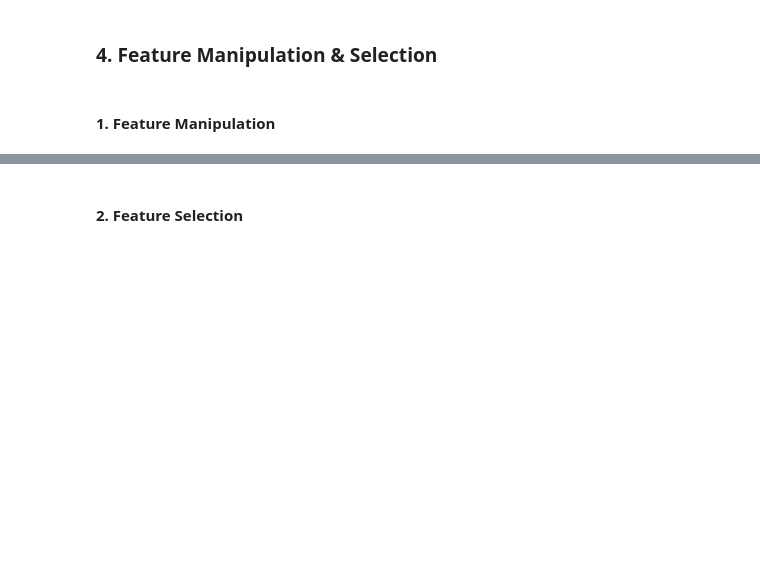
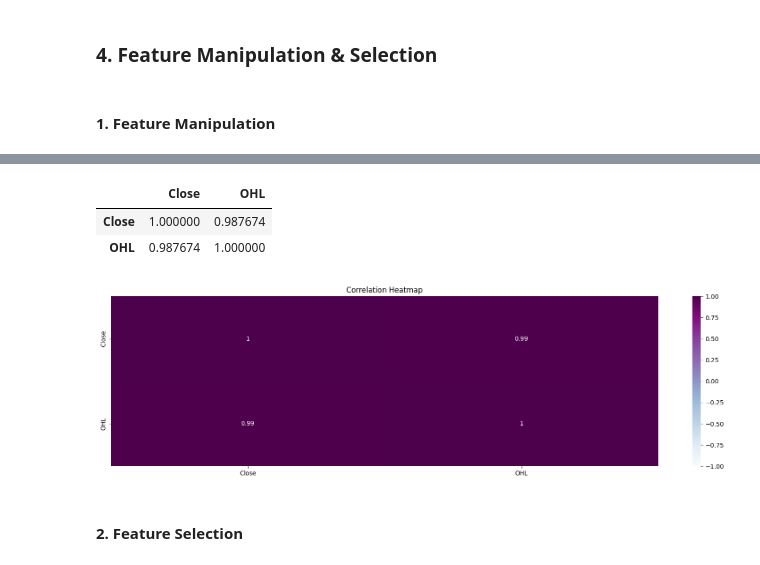
Before and after one commit to sourav03dutta/YES-Bank-Stock-Closing-Price-Prediction, a Jupyter notebook: YES_Bank_Stock_Closing_Price_Prediction.ipynb, the cells around one changed output, grey strips where cells are left out. Saved outputs shown, nothing was run; the diff lists cells and outputs as text; code cells hidden in the pictures; blank space fills up the shorter version.

```diff
--- a/YES_Bank_Stock_Closing_Price_Prediction.ipynb
+++ b/YES_Bank_Stock_Closing_Price_Prediction.ipynb
@@ -700,3 +698,7 @@ Though the dataset is small so, double checked manually in "data_YesBank_StockPr
 #### 1. Feature Manipulation
 # %%
 # Manipulate Features to minimize feature correlation and create new features
+
+Stock_Data = Stock_Data.drop(['Day', 'Month', 'Year'], axis=1)
+Stock_Data['OHL'] = Stock_Data[['Open', 'High', 'Low']].mean(axis=1).round(2)
+Stock_Data.head()
@@ -703,2 +712,15 @@ Though the dataset is small so, double checked manually in "data_YesBank_StockPr
+# %%
+Stock_df = Stock_Data.drop(['Open', 'High', 'Low'], axis=1)
+Stock_df.corr()
+# %% [output]
+|  | Close | OHL |
+| Close | 1.000000 | 0.987674 |
+| OHL | 0.987674 | 1.000000 |
+# %%
+plt.figure(figsize=(20,5))
+plt.title('Correlation Heatmap')
+corr = sns.heatmap(Stock_df.corr(), vmin=-1, vmax=1, cmap='BuPu', annot=True)
+# %% [output]
+[figure, added]
 # %% [markdown]
 #### 2. Feature Selection
```
Also changed, not shown: parts of 16 cells of this notebook.
